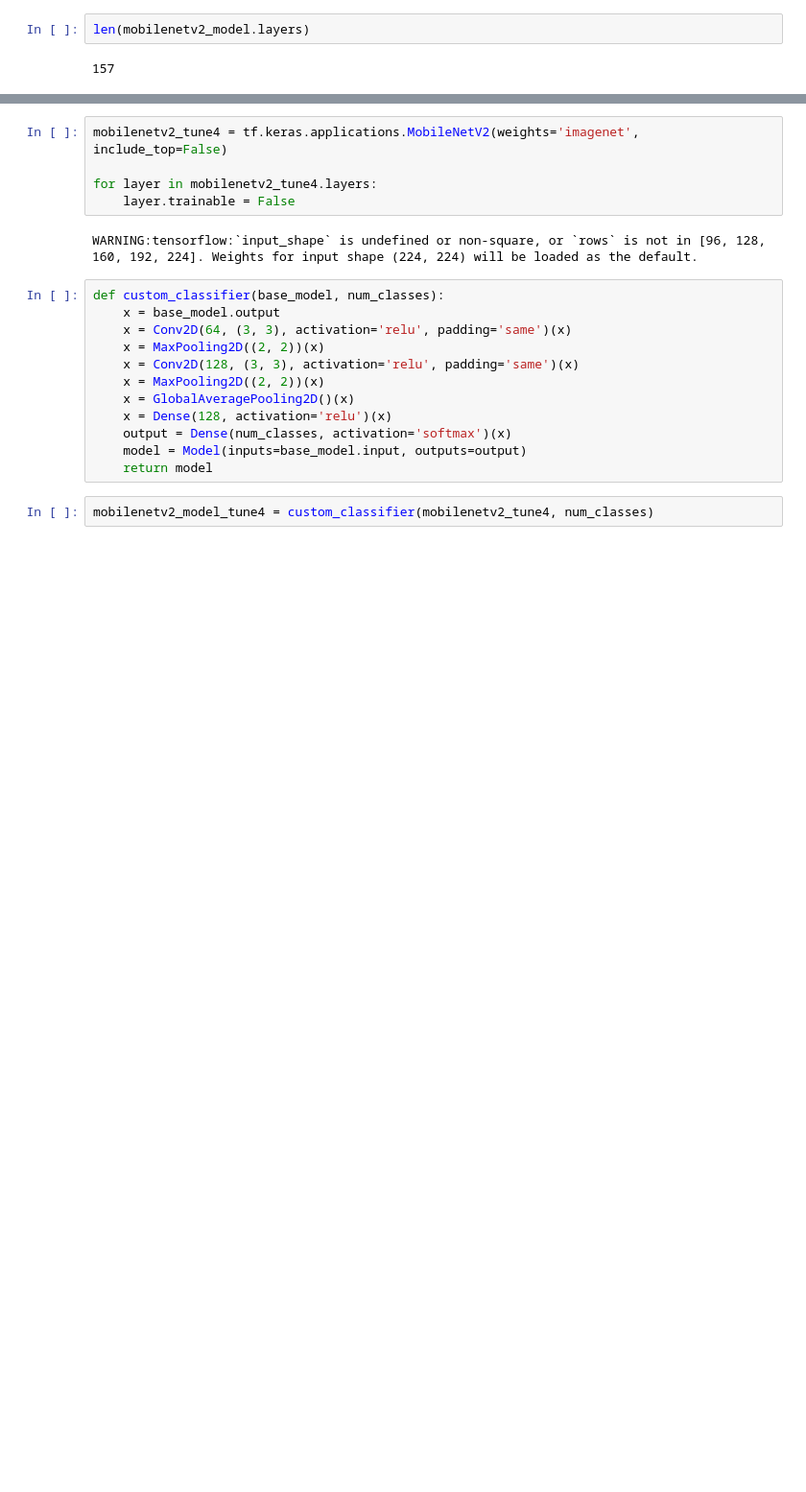
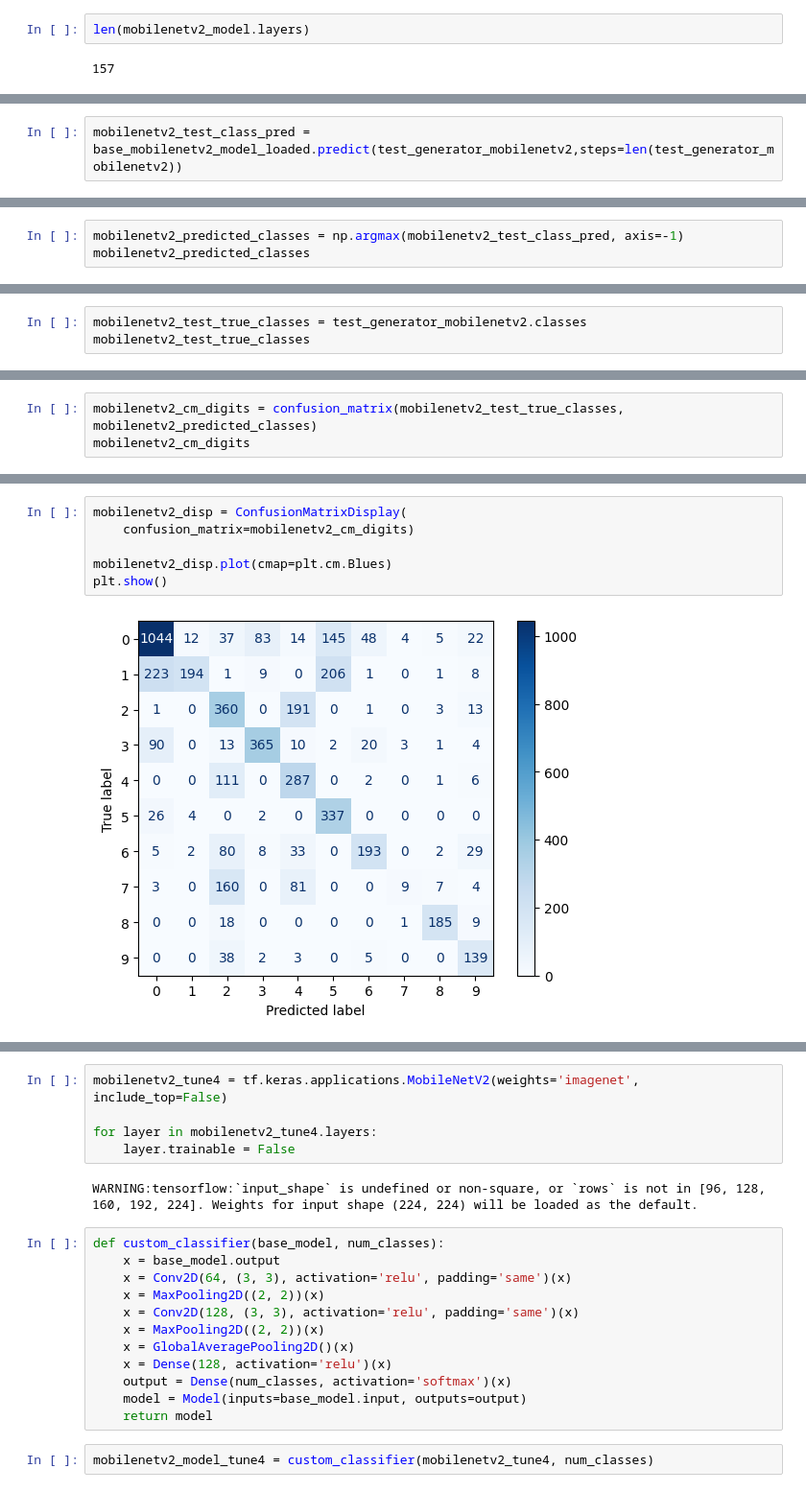
Before and after one commit to thao-phan23/Proposal_for_image_search_feature_for_NITA_fashion_ecommerce_company, a Jupyter notebook: 3. Phase_5_MobileNetV2_model.ipynb, the cells around one changed output, grey strips where cells are left out. Shown: that part at 96% size. Saved outputs shown, nothing was run; the diff lists cells and outputs as text; blank space fills up the shorter version.

```diff
--- a/3. Phase_5_MobileNetV2_model.ipynb
+++ b/3. Phase_5_MobileNetV2_model.ipynb
@@ -441,0 +360,2 @@ Epoch 5/5
+# %%
+mobilenetv2_test_class_pred = base_mobilenetv2_model_loaded.predict(test_generator_mobilenetv2,steps=len(test_generator_mobilenetv2))
@@ -441,0 +364,3 @@ Epoch 5/5
+# %%
+mobilenetv2_predicted_classes = np.argmax(mobilenetv2_test_class_pred, axis=-1)
+mobilenetv2_predicted_classes
@@ -441,0 +369,3 @@ Epoch 5/5
+# %%
+mobilenetv2_test_true_classes = test_generator_mobilenetv2.classes
+mobilenetv2_test_true_classes
@@ -441,0 +394,3 @@ Epoch 5/5
+# %%
+mobilenetv2_cm_digits = confusion_matrix(mobilenetv2_test_true_classes, mobilenetv2_predicted_classes)
+mobilenetv2_cm_digits
@@ -441,0 +408,8 @@ Epoch 5/5
+# %%
+mobilenetv2_disp = ConfusionMatrixDisplay(
+    confusion_matrix=mobilenetv2_cm_digits)
+
+mobilenetv2_disp.plot(cmap=plt.cm.Blues)
+plt.show()
+# %% [output]
+[figure, added]
```
Also changed, not shown: parts of 109 cells of this notebook, 9 other files.
